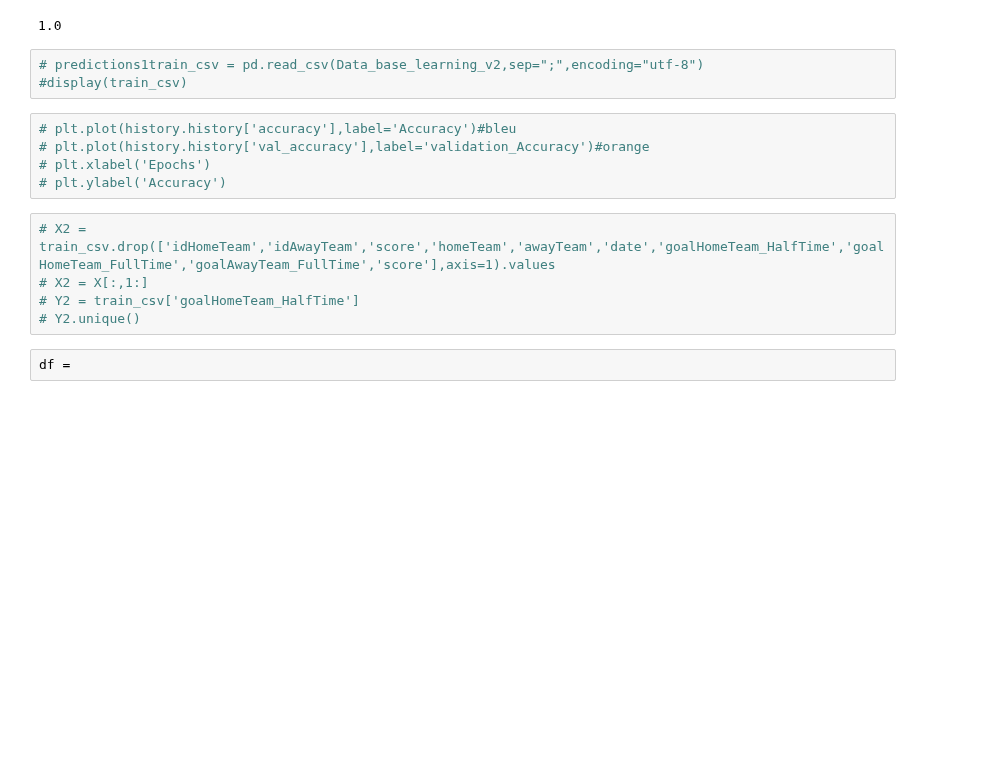
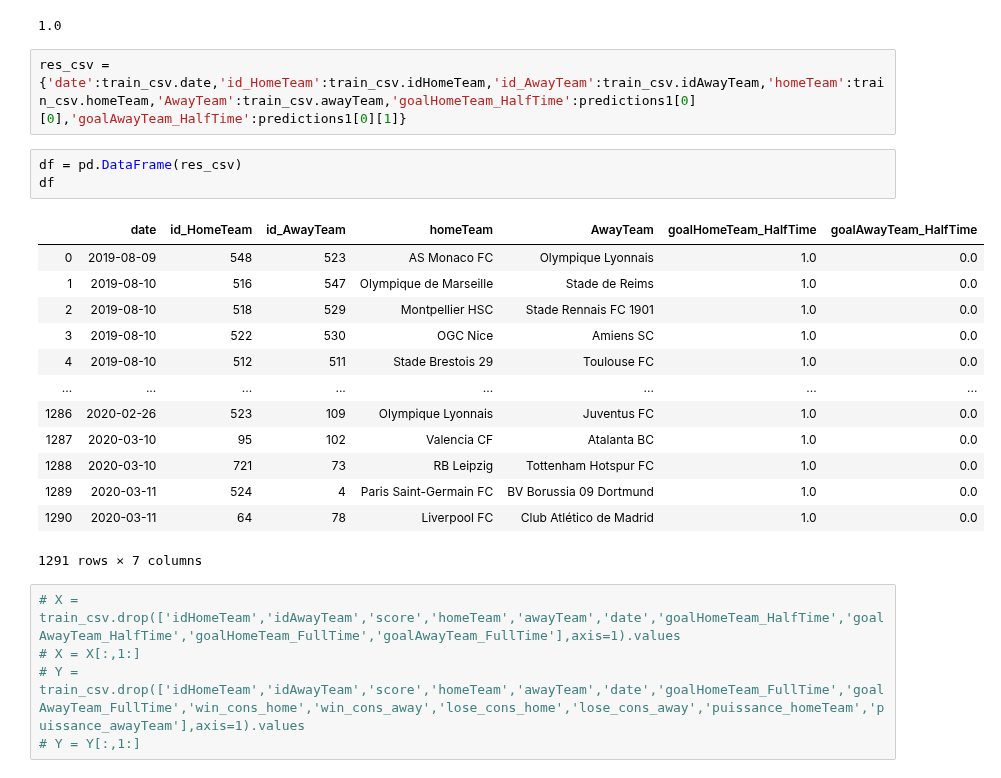
Before and after one commit to Amuthu98/projetannuel4IABD2, a Jupyter notebook: ETAPE_3/Score _exact.ipynb, the cells around one changed output. Cells and saved outputs as stored; diff of their text form; blank space fills up the shorter version.

Commit message:
Predictions_2 new csv / score exact mi-temps en cours
Predictions_2

```diff
--- a/ETAPE_3/Score _exact.ipynb
+++ b/ETAPE_3/Score _exact.ipynb
@@ -205,18 +205,27 @@ for i in unique:
 predictions1[0][0]
 # %% [output]
 1.0
-# %%
-# predictions1train_csv = pd.read_csv(Data_base_learning_v2,sep=";",encoding="utf-8")
-#display(train_csv)
-# %%
-# plt.plot(history.history['accuracy'],label='Accuracy')#bleu
-# plt.plot(history.history['val_accuracy'],label='validation_Accuracy')#orange
-# plt.xlabel('Epochs')
-# plt.ylabel('Accuracy')
+# %%
+res_csv = {'date':train_csv.date,'id_HomeTeam':train_csv.idHomeTeam,'id_AwayTeam':train_csv.idAwayTeam,'homeTeam':train_csv.homeTeam,'AwayTeam':train_csv.awayTeam,'goalHomeTeam_HalfTime':predictions1[0][0],'goalAwayTeam_HalfTime':predictions1[0][1]}
+# %%
+df = pd.DataFrame(res_csv)
+df
+# %% [output]
+|  | date | id_HomeTeam | id_AwayTeam | homeTeam | AwayTeam | goalHomeTeam_HalfTime | goalAwayTeam_HalfTime |
+| 0 | 2019-08-09 | 548 | 523 | AS Monaco FC | Olympique Lyonnais | 1.0 | 0.0 |
+| 1 | 2019-08-10 | 516 | 547 | Olympique de Marseille | Stade de Reims | 1.0 | 0.0 |
+| 2 | 2019-08-10 | 518 | 529 | Montpellier HSC | Stade Rennais FC 1901 | 1.0 | 0.0 |
+| 3 | 2019-08-10 | 522 | 530 | OGC Nice | Amiens SC | 1.0 | 0.0 |
+| 4 | 2019-08-10 | 512 | 511 | Stade Brestois 29 | Toulouse FC | 1.0 | 0.0 |
+| ... | ... | ... | ... | ... | ... | ... | ... |
+| 1286 | 2020-02-26 | 523 | 109 | Olympique Lyonnais | Juventus FC | 1.0 | 0.0 |
+| 1287 | 2020-03-10 | 95 | 102 | Valencia CF | Atalanta BC | 1.0 | 0.0 |
+| 1288 | 2020-03-10 | 721 | 73 | RB Leipzig | Tottenham Hotspur FC | 1.0 | 0.0 |
+| 1289 | 2020-03-11 | 524 | 4 | Paris Saint-Germain FC | BV Borussia 09 Dortmund | 1.0 | 0.0 |
+| 1290 | 2020-03-11 | 64 | 78 | Liverpool FC | Club Atlético de Madrid | 1.0 | 0.0 |
+1291 rows × 7 columns
 # %%
-# X2 = train_csv.drop(['idHomeTeam','idAwayTeam','score','homeTeam','awayTeam','date','goalHomeTeam_HalfTime','goalHomeTeam_FullTime','goalAwayTeam_FullTime','score'],axis=1).values
-# X2 = X[:,1:]
-# Y2 = train_csv['goalHomeTeam_HalfTime']
-# Y2.unique()
+# X = train_csv.drop(['idHomeTeam','idAwayTeam','score','homeTeam','awayTeam','date','goalHomeTeam_HalfTime','goalAwayTeam_HalfTime','goalHomeTeam_FullTime','goalAwayTeam_FullTime'],axis=1).values
+# X = X[:,1:]
+# Y = train_csv.drop(['idHomeTeam','idAwayTeam','score','homeTeam','awayTeam','date','goalHomeTeam_FullTime','goalAwayTeam_FullTime','win_cons_home','win_cons_away','lose_cons_home','lose_cons_away','puissance_homeTeam','puissance_awayTeam'],axis=1).values
+# Y = Y[:,1:]
-# %%
-df =
```
Also changed, not shown: parts of 7 cells of this notebook, 3 other files.
